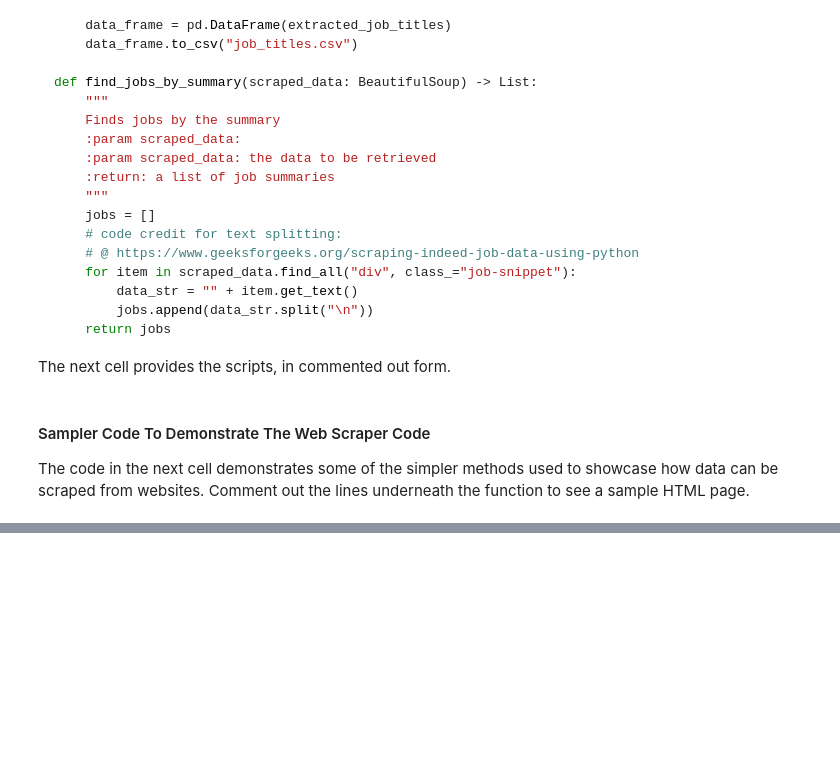
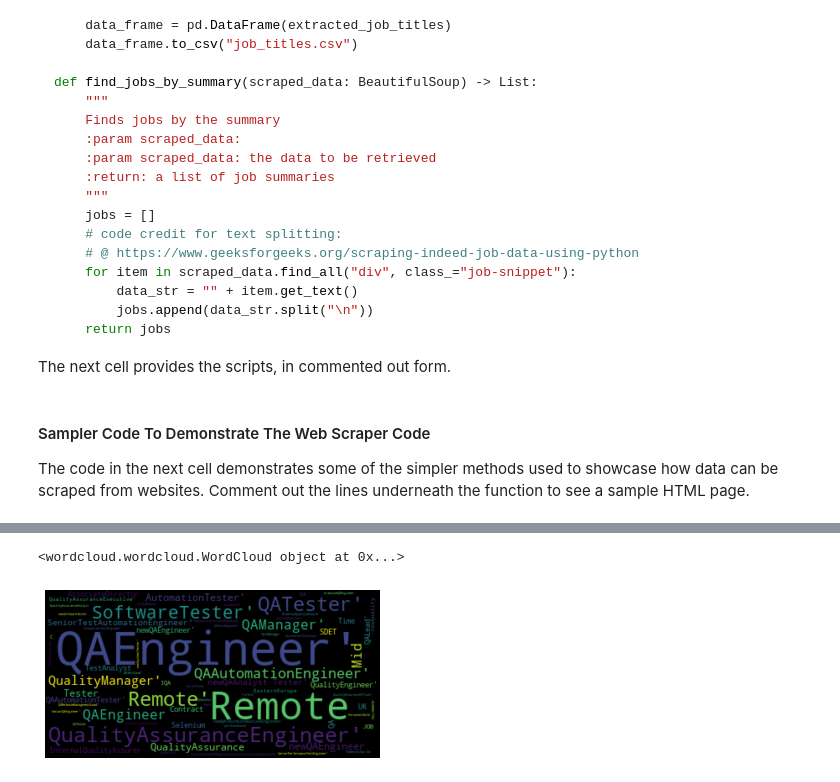
Before and after one commit to HedonisticOpportunist/Programming-with-Data, a Jupyter notebook: Data Programming Project.ipynb, the cells around one changed output, grey strips where cells are left out. Cells and saved outputs as stored; diff of their text form; code cells hidden in the pictures; blank space fills up the shorter version.

```diff
--- a/Data Programming Project.ipynb
+++ b/Data Programming Project.ipynb
@@ -482,0 +504,15 @@ print(modified_job_snippets)
+# %%
+from wordcloud import WordCloud
+import matplotlib.pyplot as plt
+
+wordcloud = WordCloud().generate(modified_job_titles_data)
+
+# Display the generated image:
+plt.imshow(wordcloud, interpolation='bilinear')
+
+# bilinear interpolation is a way to spread the words out without them bumping into one another
+plt.axis("off")
+plt.show()
+# %% [output]
+<wordcloud.wordcloud.WordCloud object at 0x...>
+[figure, added]
```
Also changed, not shown: parts of 7 cells of this notebook.
